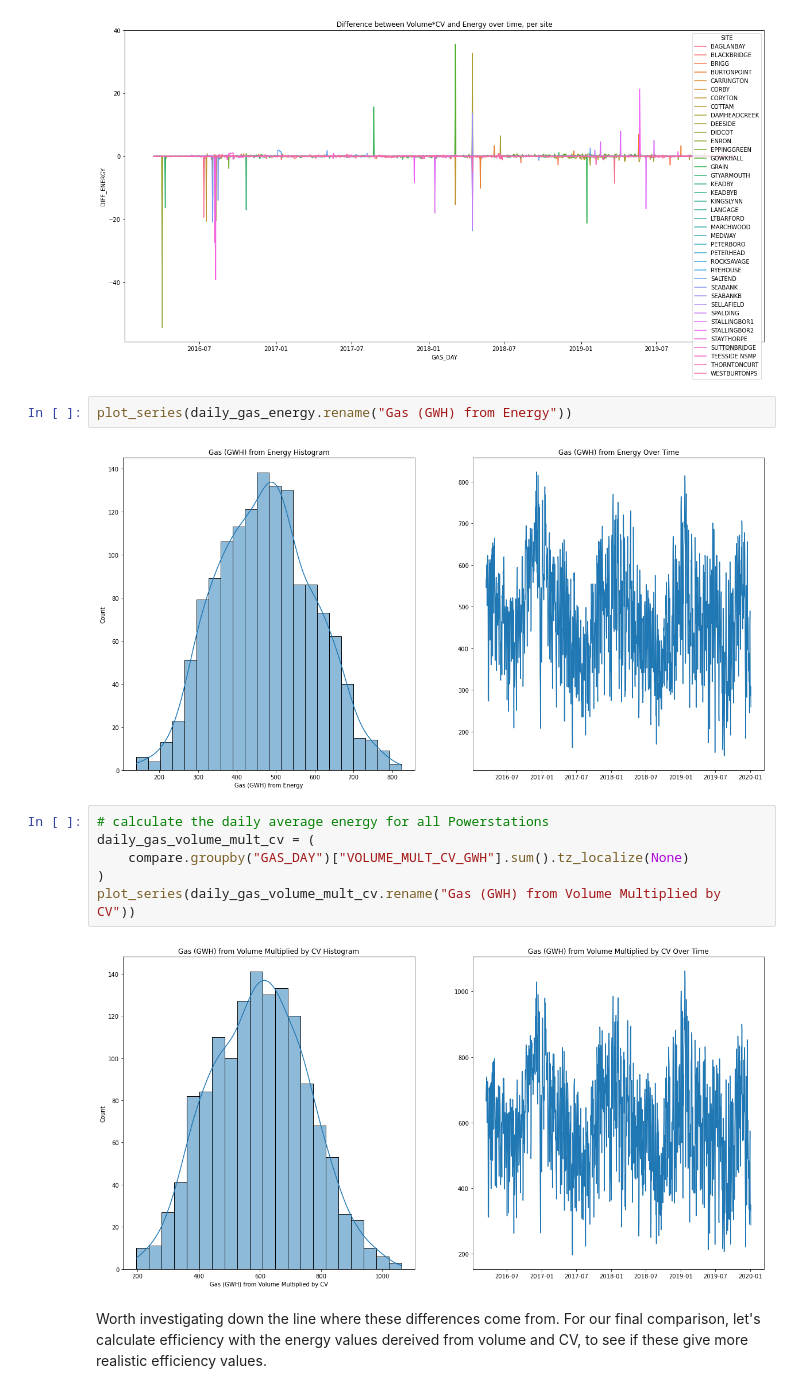
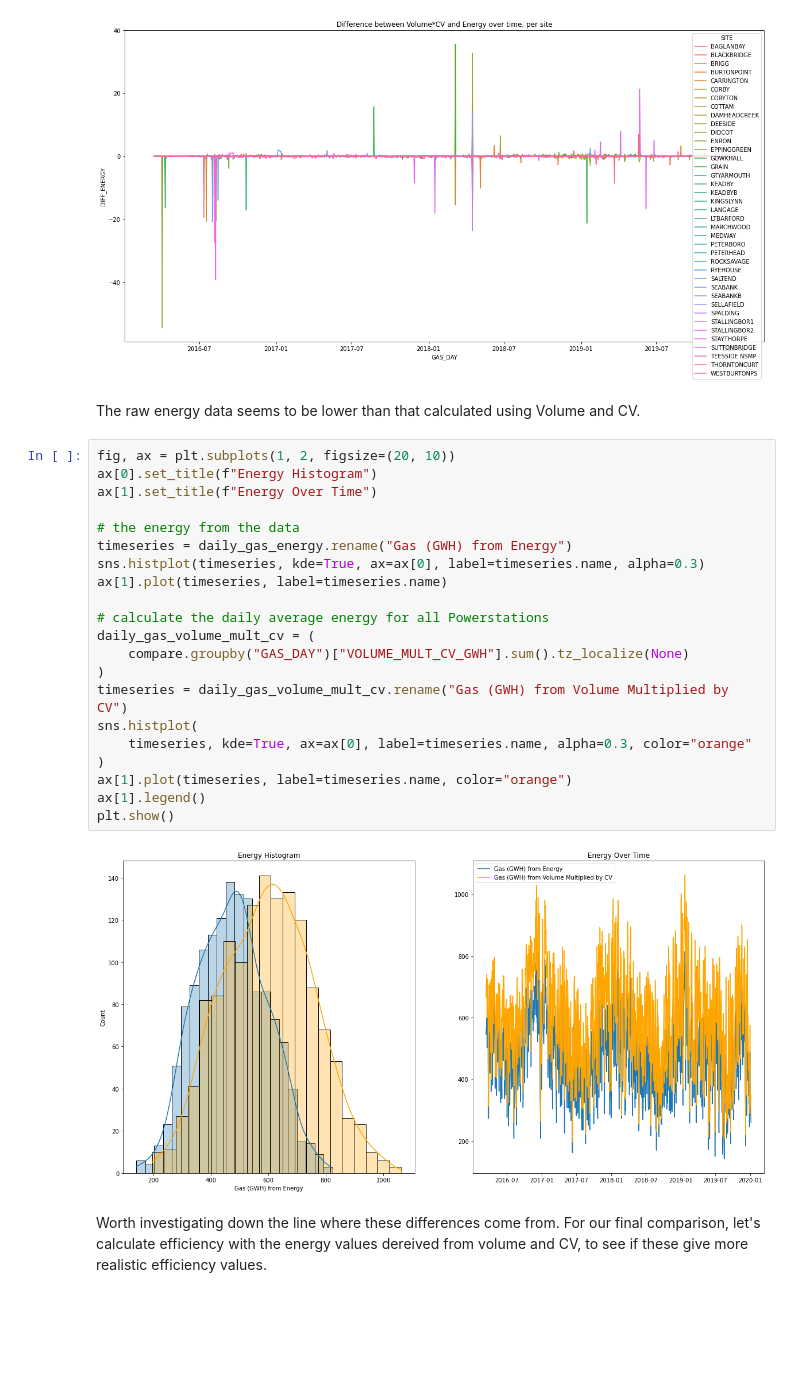
Before and after one commit to r4ch45/charterful, a Jupyter notebook: notebooks/2-how-efficient-are-gas-fired-powerstations.ipynb, the cells around one changed output. Drawn from its saved outputs; the diff is of its cells as text; blank space fills up the shorter version.

```diff
--- a/notebooks/2-how-efficient-are-gas-fired-powerstations.ipynb
+++ b/notebooks/2-how-efficient-are-gas-fired-powerstations.ipynb
@@ -302,18 +302,31 @@ plt.title("Difference between Volume*CV and Energy over time, per site")
 plt.show()
 # %% [output]
 [figure]
-# %%
-plot_series(daily_gas_energy.rename("Gas (GWH) from Energy"))
-# %% [output]
-[figure, removed]
-# %%
-# calculate the daily average energy for all Powerstations
-daily_gas_volume_mult_cv = (
-    compare.groupby("GAS_DAY")["VOLUME_MULT_CV_GWH"].sum().tz_localize(None)
-)
-plot_series(daily_gas_volume_mult_cv.rename("Gas (GWH) from Volume Multiplied by CV"))
-# %% [output]
-[figure, removed]
+# %% [markdown]
+The raw energy data seems to be lower than that calculated using Volume and CV.
+# %%
+fig, ax = plt.subplots(1, 2, figsize=(20, 10))
+ax[0].set_title(f"Energy Histogram")
+ax[1].set_title(f"Energy Over Time")
+
+# the energy from the data
+timeseries = daily_gas_energy.rename("Gas (GWH) from Energy")
+sns.histplot(timeseries, kde=True, ax=ax[0], label=timeseries.name, alpha=0.3)
+ax[1].plot(timeseries, label=timeseries.name)
+
+# calculate the daily average energy for all Powerstations
+daily_gas_volume_mult_cv = (
+    compare.groupby("GAS_DAY")["VOLUME_MULT_CV_GWH"].sum().tz_localize(None)
+)
+timeseries = daily_gas_volume_mult_cv.rename("Gas (GWH) from Volume Multiplied by CV")
+sns.histplot(
+    timeseries, kde=True, ax=ax[0], label=timeseries.name, alpha=0.3, color="orange"
+)
+ax[1].plot(timeseries, label=timeseries.name, color="orange")
+ax[1].legend()
+plt.show()
+# %% [output]
+[figure, added]
 # %% [markdown]
 Worth investigating down the line where these differences come from. For our final comparison, let's calculate efficiency with the energy values dereived from volume and CV, to see if these give more realistic efficiency values.
 # %% [markdown]
```
Also changed, not shown: parts of 13 cells of this notebook, 3 other files.
